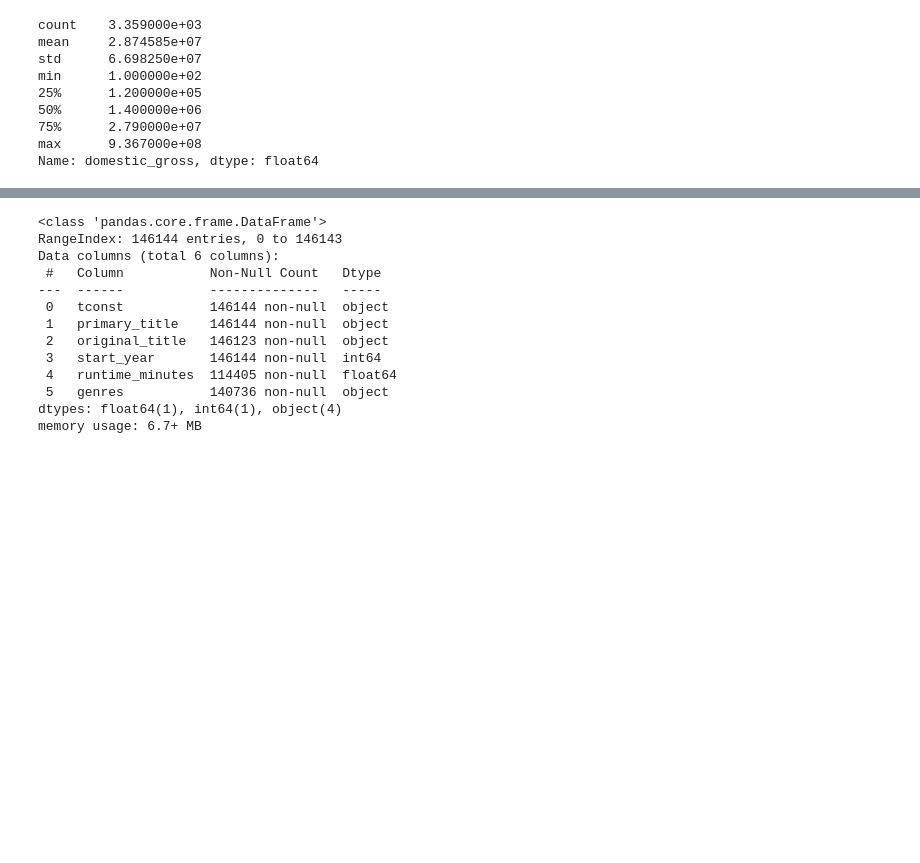
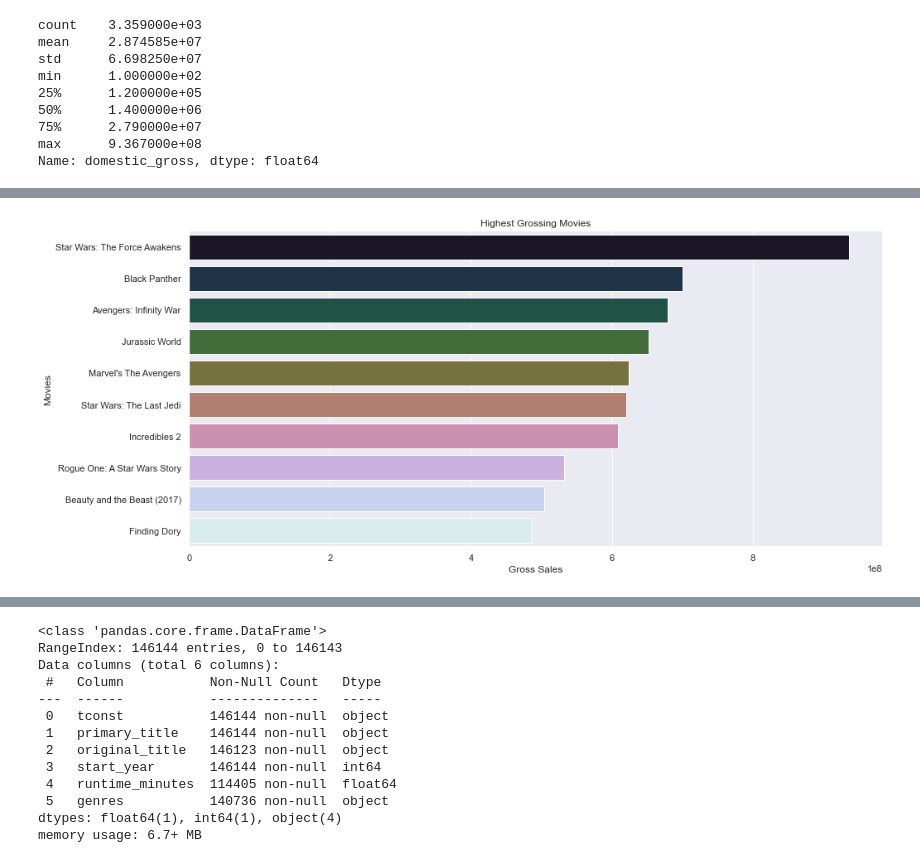
Before and after one commit to alexcasey92/Box-Office-EDA, a Jupyter notebook: dsc-phase1-project-template.ipynb, the cells around one changed output, grey strips where cells are left out. Saved outputs shown, nothing was run; the diff lists cells and outputs as text; code cells hidden in the pictures; blank space fills up the shorter version.

```diff
--- a/dsc-phase1-project-template.ipynb
+++ b/dsc-phase1-project-template.ipynb
@@ -223,0 +223,3 @@ AttributeError: 'NoneType' object has no attribute 'dropna'
+# %%
+df_lolly = bom_movie.sort_values("domestic_gross",  ascending=False)
+df_lolly
@@ -223,0 +240,2 @@ AttributeError: 'NoneType' object has no attribute 'dropna'
+# %%
+df_5 = df_lolly.head(10)
@@ -223,0 +256,17 @@ AttributeError: 'NoneType' object has no attribute 'dropna'
+# %%
+plt.figure(figsize=(15, 7))
+sns.barplot(
+    x=df_5["domestic_gross"],
+    y=df_5["title"],
+    orient="h",
+    data=df_5, # telling it to plot using the axes already created
+    palette="cubehelix" # set a sequential colormap #flare
+).set(
+    ylabel="Movies",
+    xlabel="Gross Sales",
+    title="Highest Grossing Movies"
+);
+#remove top and right axes spines
+sns.despine()
+# %% [output]
+[figure, added]
```
Also changed, not shown: parts of 16 cells of this notebook.
